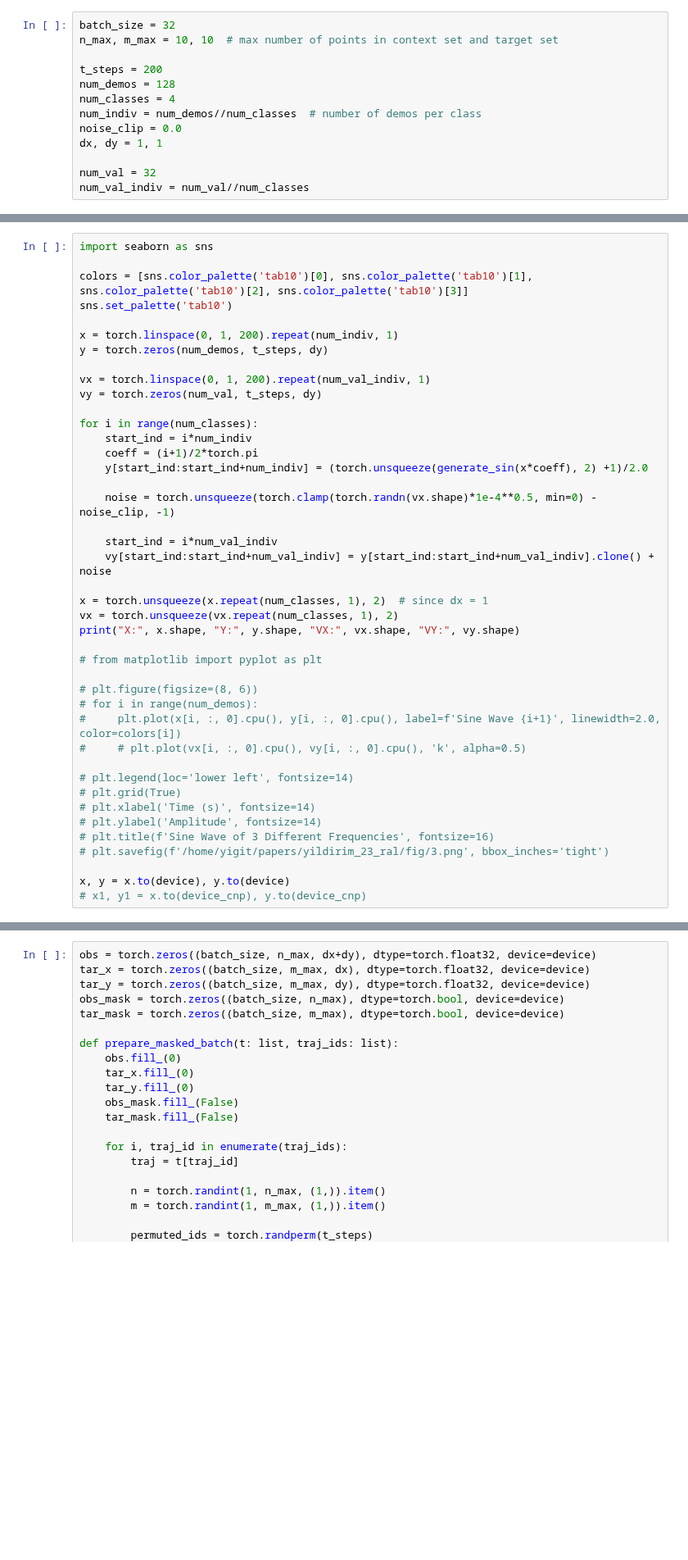
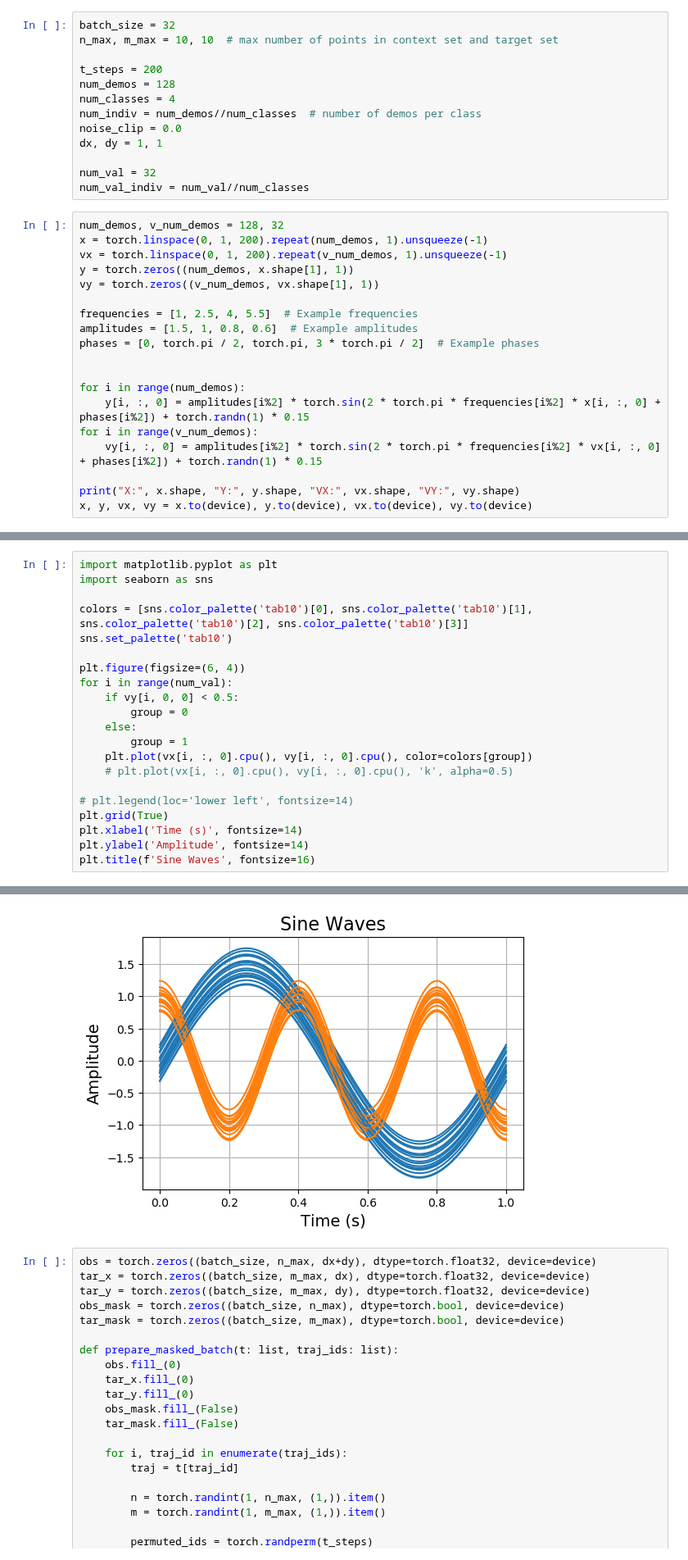
Before and after one commit to yildirimyigit/cnep, a Jupyter notebook: compare_cneps_on_4_sines_abl.ipynb, the cells around one changed output, grey strips where cells are left out. Shown at 82% size. Cells and saved outputs as stored; diff of their text form; blank space fills up the shorter version.

```diff
--- a/compare_cneps_on_4_sines_abl.ipynb
+++ b/compare_cneps_on_4_sines_abl.ipynb
@@ -42,3 +42,22 @@ dx, dy = 1, 1
 
 num_val = 32
 num_val_indiv = num_val//num_classes
+# %%
+num_demos, v_num_demos = 128, 32
+x = torch.linspace(0, 1, 200).repeat(num_demos, 1).unsqueeze(-1)
+vx = torch.linspace(0, 1, 200).repeat(v_num_demos, 1).unsqueeze(-1)
+y = torch.zeros((num_demos, x.shape[1], 1))
+vy = torch.zeros((v_num_demos, vx.shape[1], 1))
+
+frequencies = [1, 2.5, 4, 5.5]  # Example frequencies
+amplitudes = [1.5, 1, 0.8, 0.6]  # Example amplitudes
+phases = [0, torch.pi / 2, torch.pi, 3 * torch.pi / 2]  # Example phases
+
+
+for i in range(num_demos):
+    y[i, :, 0] = amplitudes[i%2] * torch.sin(2 * torch.pi * frequencies[i%2] * x[i, :, 0] + phases[i%2]) + torch.randn(1) * 0.15
+for i in range(v_num_demos):
+    vy[i, :, 0] = amplitudes[i%2] * torch.sin(2 * torch.pi * frequencies[i%2] * vx[i, :, 0] + phases[i%2]) + torch.randn(1) * 0.15
+
+print("X:", x.shape, "Y:", y.shape, "VX:", vx.shape, "VY:", vy.shape)
+x, y, vx, vy = x.to(device), y.to(device), vx.to(device), vy.to(device)
@@ -45,43 +66,22 @@ num_val_indiv = num_val//num_classes
 # %%
+import matplotlib.pyplot as plt
 import seaborn as sns
 
 colors = [sns.color_palette('tab10')[0], sns.color_palette('tab10')[1], sns.color_palette('tab10')[2], sns.color_palette('tab10')[3]]
 sns.set_palette('tab10')
 
-x = torch.linspace(0, 1, 200).repeat(num_indiv, 1)
-y = torch.zeros(num_demos, t_steps, dy)
-
-vx = torch.linspace(0, 1, 200).repeat(num_val_indiv, 1)
-vy = torch.zeros(num_val, t_steps, dy)
-
-for i in range(num_classes):
-    start_ind = i*num_indiv
-    coeff = (i+1)/2*torch.pi
-    y[start_ind:start_ind+num_indiv] = (torch.unsqueeze(generate_sin(x*coeff), 2) +1)/2.0
-
-    noise = torch.unsqueeze(torch.clamp(torch.randn(vx.shape)*1e-4**0.5, min=0) - noise_clip, -1)
-
-    start_ind = i*num_val_indiv
-    vy[start_ind:start_ind+num_val_indiv] = y[start_ind:start_ind+num_val_indiv].clone() + noise
-
-x = torch.unsqueeze(x.repeat(num_classes, 1), 2)  # since dx = 1
-vx = torch.unsqueeze(vx.repeat(num_classes, 1), 2)
-print("X:", x.shape, "Y:", y.shape, "VX:", vx.shape, "VY:", vy.shape)
-
-# from matplotlib import pyplot as plt
-
-# plt.figure(figsize=(8, 6))
-# for i in range(num_demos):
-#     plt.plot(x[i, :, 0].cpu(), y[i, :, 0].cpu(), label=f'Sine Wave {i+1}', linewidth=2.0, color=colors[i])
-#     # plt.plot(vx[i, :, 0].cpu(), vy[i, :, 0].cpu(), 'k', alpha=0.5)
+plt.figure(figsize=(6, 4))
+for i in range(num_val):
+    if vy[i, 0, 0] < 0.5:
+        group = 0
+    else:
+        group = 1
+    plt.plot(vx[i, :, 0].cpu(), vy[i, :, 0].cpu(), color=colors[group])
+    # plt.plot(vx[i, :, 0].cpu(), vy[i, :, 0].cpu(), 'k', alpha=0.5)
 
 # plt.legend(loc='lower left', fontsize=14)
-# plt.grid(True)
-# plt.xlabel('Time (s)', fontsize=14)
-# plt.ylabel('Amplitude', fontsize=14)
-# plt.title(f'Sine Wave of 3 Different Frequencies', fontsize=16)
-# plt.savefig(f'/home/yigit/papers/yildirim_23_ral/fig/3.png', bbox_inches='tight')
-
-x, y = x.to(device), y.to(device)
-# x1, y1 = x.to(device_cnp), y.to(device_cnp)
+plt.grid(True)
+plt.xlabel('Time (s)', fontsize=14)
+plt.ylabel('Amplitude', fontsize=14)
+plt.title(f'Sine Waves', fontsize=16)
 # %% [output]
@@ -89,3 +89,4 @@ X: torch.Size([128, 200, 1]) Y: torch.Size([128, 200, 1]) VX: torch.Size([32, 20
+[figure, added]
 # %%
 obs = torch.zeros((batch_size, n_max, dx+dy), dtype=torch.float32, device=device)
 tar_x = torch.zeros((batch_size, m_max, dx), dtype=torch.float32, device=device)
```
Also changed, not shown: parts of 4 cells of this notebook, 3 other files.
